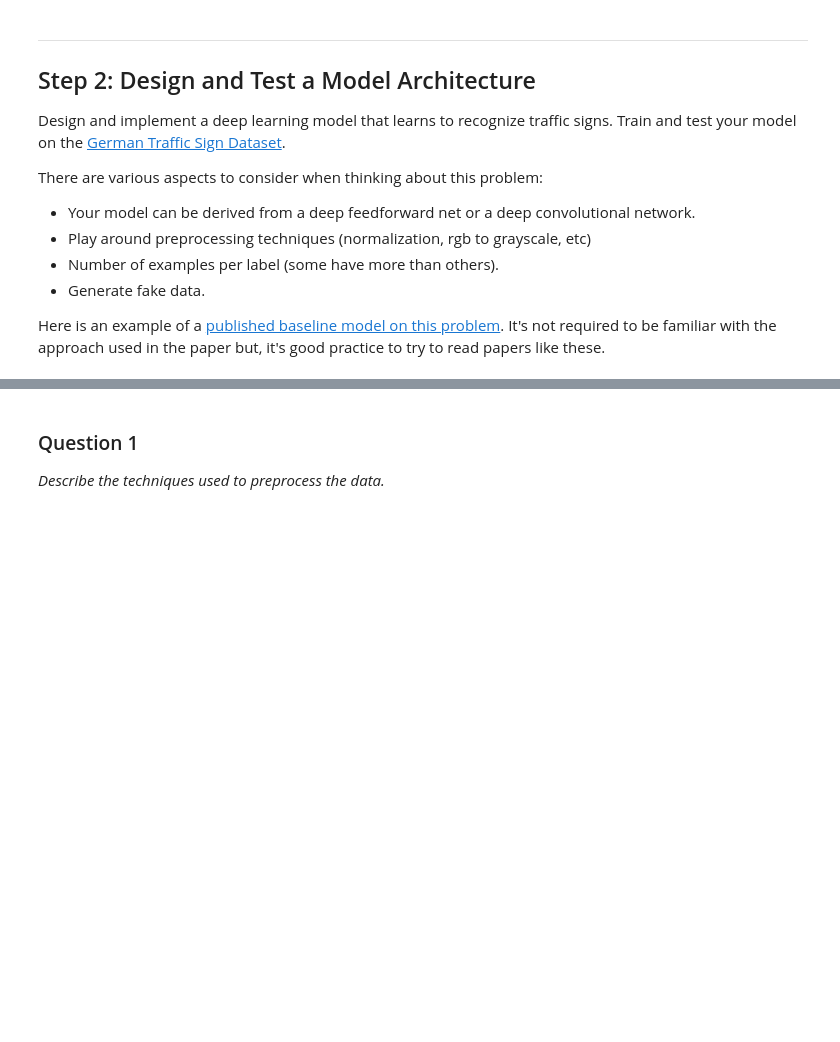
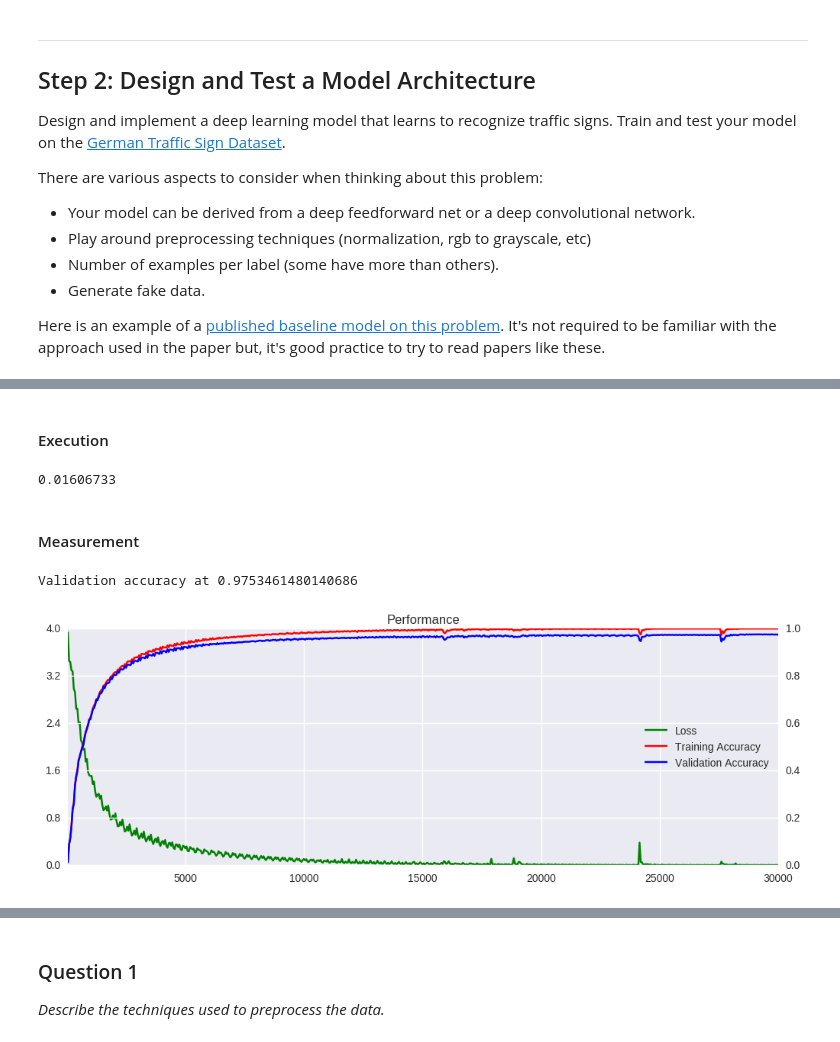
Before and after one commit to pkern90/traffic-signs, a Jupyter notebook: Traffic_Signs_Recognition.ipynb, the cells around one changed output, grey strips where cells are left out. Drawn from its saved outputs; the diff is of its cells as text; code cells hidden in the pictures; blank space fills up the shorter version.

```diff
--- a/Traffic_Signs_Recognition.ipynb
+++ b/Traffic_Signs_Recognition.ipynb
@@ -125,0 +176,7 @@ Use the code cell (or multiple code cells, if necessary) to implement the first
+# %%
+#One Hot Encoding
+lb = preprocessing.LabelBinarizer()
+lb.fit(y_train)
+
+y_train_onehot = lb.transform(y_train)
+y_test_onehot = lb.transform(y_test)
@@ -125,0 +205,20 @@ Use the code cell (or multiple code cells, if necessary) to implement the first
+# %%
+feature_shape = train_features.shape[1:]
+num_channels = 1
+label_shape = n_classes
+
+# Convolutional Layer 1.
+filter_size1 = 5
+num_filters1 = 16
+
+# Convolutional Layer 2.
+filter_size2 = 5
+num_filters2 = 36
+
+# Fully-connected layer.
+fc_size = 128
+
+#
+learning_rate = 1e-4
+batch_size = 100
+epochs = 100
@@ -125,0 +392,13 @@ Use the code cell (or multiple code cells, if necessary) to implement the first
+# %% [markdown]
+#### Execution
+# %%
+train_feed_dict = {features: train_features, labels: train_labels}
+valid_feed_dict = {features: valid_features, labels: valid_labels}
+test_feed_dict = {features: test_features, labels: test_labels}
+# %%
+with tf.Session() as session:
+    session.run(tf.initialize_all_variables())
+    validation_accuracy = session.run(accuracy, feed_dict=valid_feed_dict)
+validation_accuracy
+# %% [output]
+0.01606733
@@ -125,0 +467,8 @@ Use the code cell (or multiple code cells, if necessary) to implement the first
+# %% [markdown]
+#### Measurement
+# %%
+print('Validation accuracy at {}'.format(validation_accuracy))
+plot_performance(batches, loss_batch, train_acc_batch, valid_acc_batch)
+# %% [output]
+Validation accuracy at 0.9753461480140686
+[figure, added]
```
Also changed, not shown: parts of 29 cells of this notebook.
